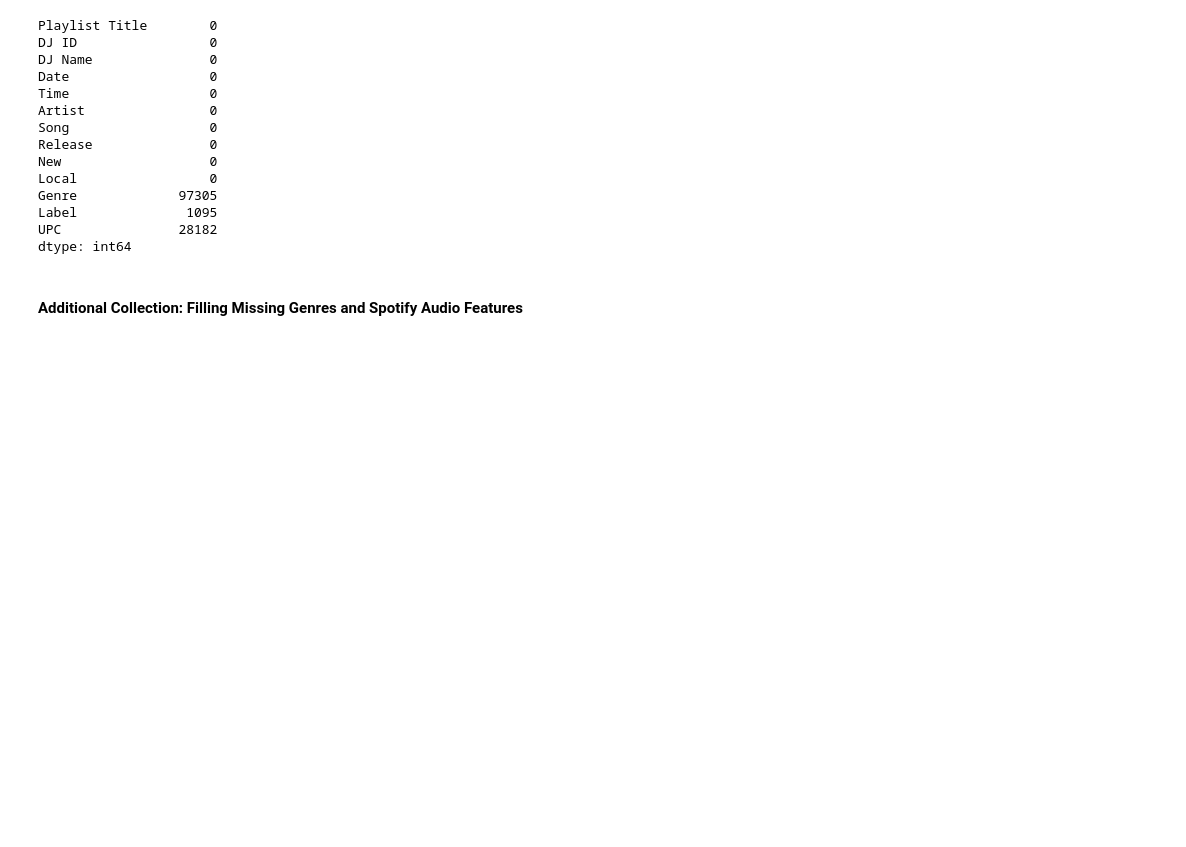
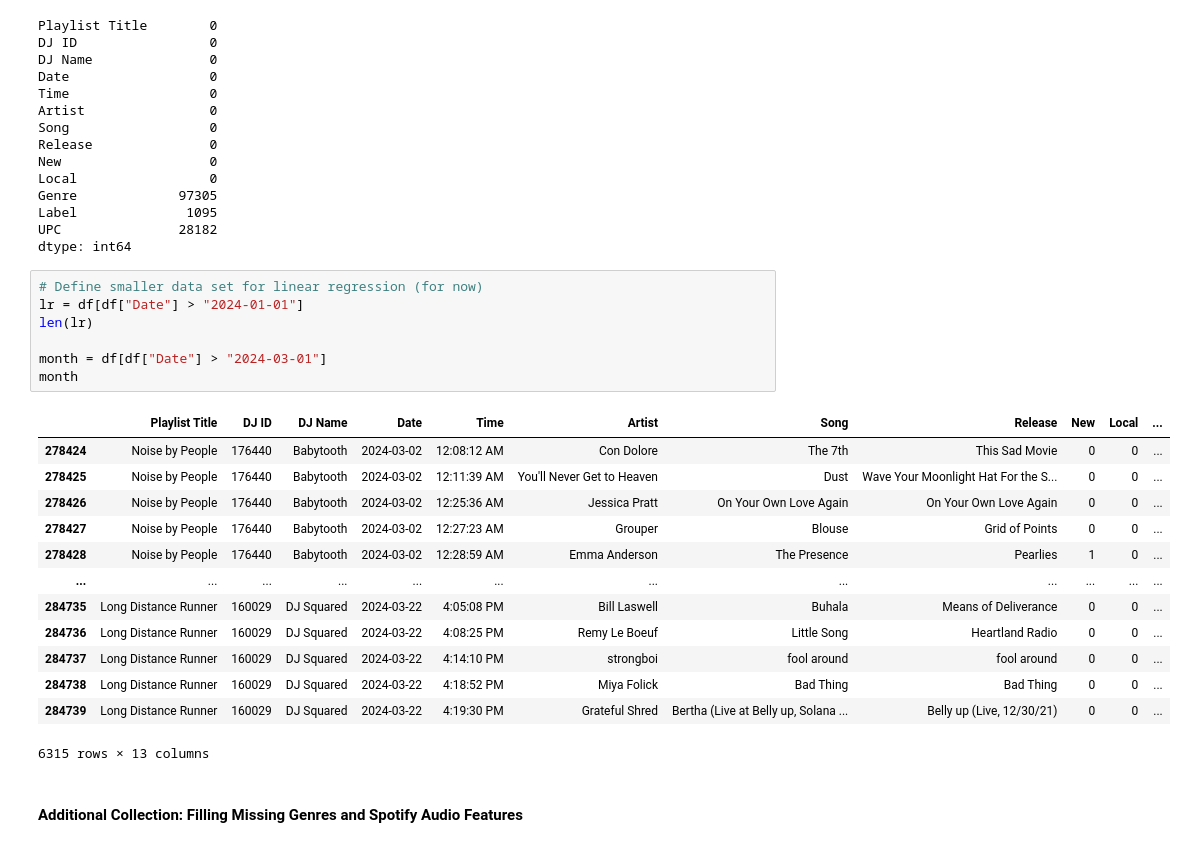
Before and after one commit to zhayes42/CS3870-WRUV, a Jupyter notebook: main.ipynb, the cells around one changed output. Cells and saved outputs as stored; diff of their text form; blank space fills up the shorter version.

```diff
--- a/main.ipynb
+++ b/main.ipynb
@@ -84,6 +88,27 @@ Genre             97305
 Label              1095
 UPC               28182
 dtype: int64
+# %%
+# Define smaller data set for linear regression (for now)
+lr = df[df["Date"] > "2024-01-01"]
+len(lr)
+
+month = df[df["Date"] > "2024-03-01"]
+month
+# %% [output]
+|  | Playlist Title | DJ ID | DJ Name | Date | Time | Artist | Song | Release | New | Local | ... |
+| 278424 | Noise by People | 176440 | Babytooth | 2024-03-02 | 12:08:12 AM | Con Dolore | The 7th | This Sad Movie | 0 | 0 | ... |
+| 278425 | Noise by People | 176440 | Babytooth | 2024-03-02 | 12:11:39 AM | You'll Never Get to Heaven | Dust | Wave Your Moonlight Hat For the S... | 0 | 0 | ... |
+| 278426 | Noise by People | 176440 | Babytooth | 2024-03-02 | 12:25:36 AM | Jessica Pratt | On Your Own Love Again | On Your Own Love Again | 0 | 0 | ... |
+| 278427 | Noise by People | 176440 | Babytooth | 2024-03-02 | 12:27:23 AM | Grouper | Blouse | Grid of Points | 0 | 0 | ... |
+| 278428 | Noise by People | 176440 | Babytooth | 2024-03-02 | 12:28:59 AM | Emma Anderson | The Presence | Pearlies | 1 | 0 | ... |
+| ... | ... | ... | ... | ... | ... | ... | ... | ... | ... | ... | ... |
+| 284735 | Long Distance Runner | 160029 | DJ Squared | 2024-03-22 | 4:05:08 PM | Bill Laswell | Buhala | Means of Deliverance | 0 | 0 | ... |
+| 284736 | Long Distance Runner | 160029 | DJ Squared | 2024-03-22 | 4:08:25 PM | Remy Le Boeuf | Little Song | Heartland Radio | 0 | 0 | ... |
+| 284737 | Long Distance Runner | 160029 | DJ Squared | 2024-03-22 | 4:14:10 PM | strongboi | fool around | fool around | 0 | 0 | ... |
+| 284738 | Long Distance Runner | 160029 | DJ Squared | 2024-03-22 | 4:18:52 PM | Miya Folick | Bad Thing | Bad Thing | 0 | 0 | ... |
+| 284739 | Long Distance Runner | 160029 | DJ Squared | 2024-03-22 | 4:19:30 PM | Grateful Shred | Bertha (Live at Belly up, Solana ... | Belly up (Live, 12/30/21) | 0 | 0 | ... |
+6315 rows × 13 columns
 # %% [markdown]
 #### Additional Collection: Filling Missing Genres and Spotify Audio Features
 # %%
```
Also changed, not shown: parts of 7 cells of this notebook.
